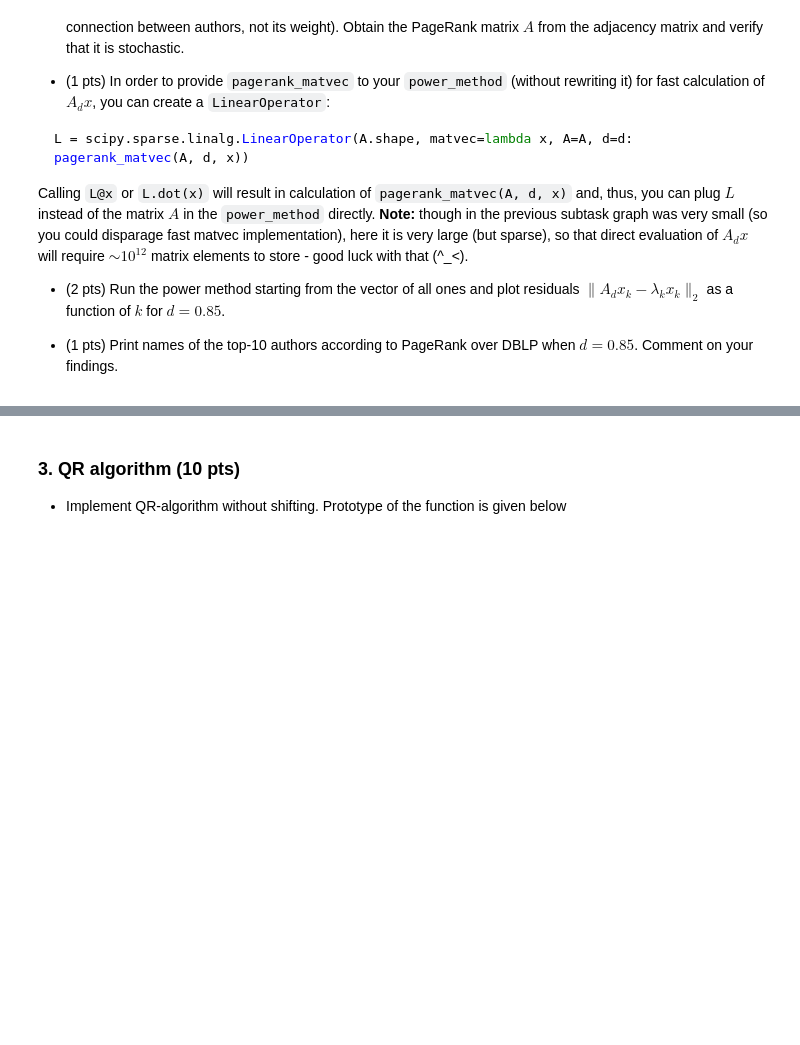
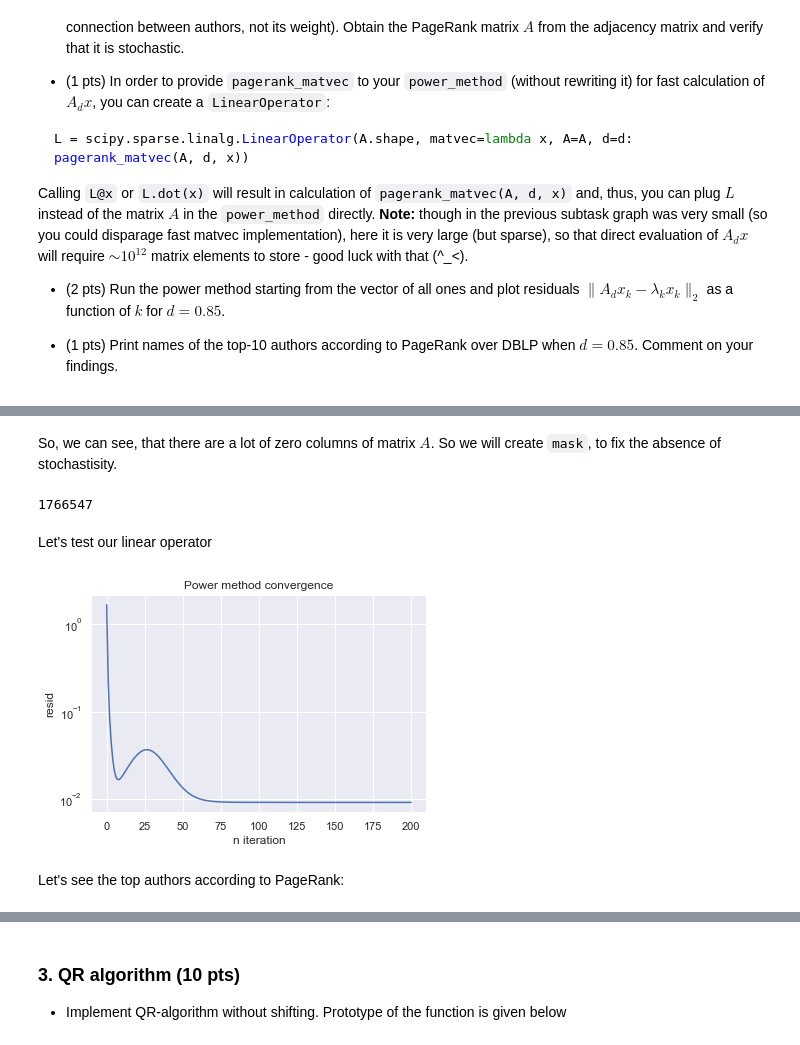
Before and after one commit to PetrMokrov/nla2020, a Jupyter notebook: hw/hw2/hw2.ipynb, the cells around one changed output, grey strips where cells are left out. Saved outputs shown, nothing was run; the diff lists cells and outputs as text; code cells hidden in the pictures; blank space fills up the shorter version.

```diff
--- a/hw/hw2/hw2.ipynb
+++ b/hw/hw2/hw2.ipynb
@@ -795,0 +1113,5 @@ G, authors = load_dblp('dblp_authors.npz', 'dblp_graph.npz')
+# %%
+import scipy.sparse as spsp
+sG = spsp.csc_matrix(G)
+# Your code is here
+# print('matrix density: ', np.sum(G == 0.)/float(G.shape[0] * G.shape[1]))
@@ -795,0 +1149,7 @@ G, authors = load_dblp('dblp_authors.npz', 'dblp_graph.npz')
+# %%
+# substitute the non-zero elements with ones
+x, y = sG.nonzero()
+sG[x, y] = 1.
+
+# make PageRank matrix
+sA = pagerank_matrix(sG)
@@ -795,0 +1164,11 @@ G, authors = load_dblp('dblp_authors.npz', 'dblp_graph.npz')
+# %% [markdown]
+So, we can see, that there are a lot of zero columns of matrix $A$. So we will create `mask`, to fix the absence of stochastisity.
+# %%
+d = 0.85
+lsA = damp_A(sA, d, create_mask=True)
+size = sA.shape[0]
+print(size)
+# %% [output]
+1766547
+# %% [markdown]
+Let's test our linear operator
@@ -795,0 +1178,17 @@ G, authors = load_dblp('dblp_authors.npz', 'dblp_graph.npz')
+# %%
+x0 = np.ones(size)
+x, l, res = power_method(lsA, x0, 200)
+# %%
+import matplotlib.pyplot as plt
+import seaborn as sns
+sns.set()
+
+plt.semilogy(list(range(len(res))), res)
+plt.title('Power method convergence')
+plt.xlabel('n iteration')
+plt.ylabel('resid')
+plt.show()
+# %% [output]
+[figure, added]
+# %% [markdown]
+Let's see the top authors according to PageRank:
```
Also changed, not shown: parts of 42 cells of this notebook.
